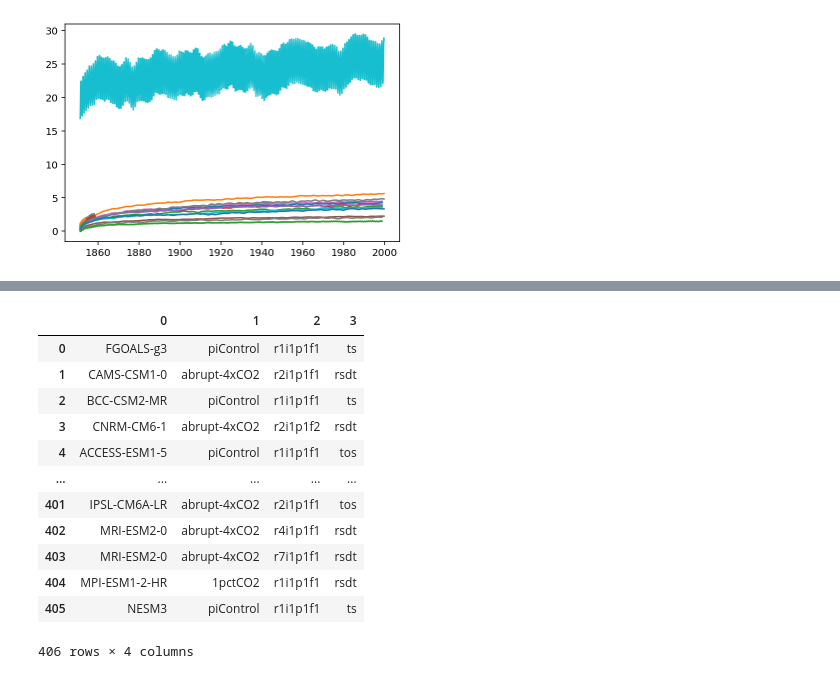
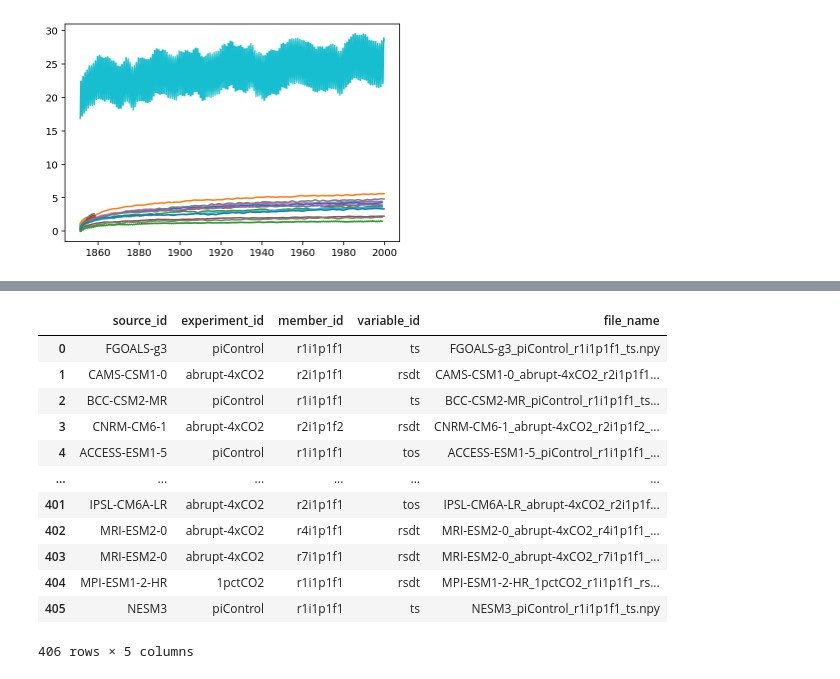
Before and after one commit to galenphall/pangeo_tests, a Jupyter notebook: analysis.ipynb, the cells around one changed output, grey strips where cells are left out. Drawn from its saved outputs; the diff is of its cells as text; code cells hidden in the pictures.

```diff
--- a/analysis.ipynb
+++ b/analysis.ipynb
@@ -60,17 +81,17 @@ def moving_average(x, w):
 # %%
-titles = pd.DataFrame(name.split('_')[0:3] + [name.split('_')[3].replace('.npy','')] for name in os.listdir('data') if name[0] != '.')
-titles
+dfs = pd.DataFrame(name.split('_')[0:3] + [name.split('_')[3].replace('.npy','')] + [name] for name in os.listdir('data') if name[0] != '.')
+dfs = dfs.rename(columns={0:'source_id', 1:'experiment_id',2:'member_id',3:'variable_id',4:'file_name'})
 # %% [output]
-|  | 0 | 1 | 2 | 3 |
-| 0 | FGOALS-g3 | piControl | r1i1p1f1 | ts |
-| 1 | CAMS-CSM1-0 | abrupt-4xCO2 | r2i1p1f1 | rsdt |
-| 2 | BCC-CSM2-MR | piControl | r1i1p1f1 | ts |
-| 3 | CNRM-CM6-1 | abrupt-4xCO2 | r2i1p1f2 | rsdt |
-| 4 | ACCESS-ESM1-5 | piControl | r1i1p1f1 | tos |
-| ... | ... | ... | ... | ... |
-| 401 | IPSL-CM6A-LR | abrupt-4xCO2 | r2i1p1f1 | tos |
-| 402 | MRI-ESM2-0 | abrupt-4xCO2 | r4i1p1f1 | rsdt |
-| 403 | MRI-ESM2-0 | abrupt-4xCO2 | r7i1p1f1 | rsdt |
-| 404 | MPI-ESM1-2-HR | 1pctCO2 | r1i1p1f1 | rsdt |
-| 405 | NESM3 | piControl | r1i1p1f1 | ts |
+|  | source_id | experiment_id | member_id | variable_id | file_name |
+| 0 | FGOALS-g3 | piControl | r1i1p1f1 | ts | FGOALS-g3_piControl_r1i1p1f1_ts.npy |
+| 1 | CAMS-CSM1-0 | abrupt-4xCO2 | r2i1p1f1 | rsdt | CAMS-CSM1-0_abrupt-4xCO2_r2i1p1f1... |
+| 2 | BCC-CSM2-MR | piControl | r1i1p1f1 | ts | BCC-CSM2-MR_piControl_r1i1p1f1_ts... |
+| 3 | CNRM-CM6-1 | abrupt-4xCO2 | r2i1p1f2 | rsdt | CNRM-CM6-1_abrupt-4xCO2_r2i1p1f2_... |
+| 4 | ACCESS-ESM1-5 | piControl | r1i1p1f1 | tos | ACCESS-ESM1-5_piControl_r1i1p1f1_... |
+| ... | ... | ... | ... | ... | ... |
+| 401 | IPSL-CM6A-LR | abrupt-4xCO2 | r2i1p1f1 | tos | IPSL-CM6A-LR_abrupt-4xCO2_r2i1p1f... |
+| 402 | MRI-ESM2-0 | abrupt-4xCO2 | r4i1p1f1 | rsdt | MRI-ESM2-0_abrupt-4xCO2_r4i1p1f1_... |
+| 403 | MRI-ESM2-0 | abrupt-4xCO2 | r7i1p1f1 | rsdt | MRI-ESM2-0_abrupt-4xCO2_r7i1p1f1_... |
+| 404 | MPI-ESM1-2-HR | 1pctCO2 | r1i1p1f1 | rsdt | MPI-ESM1-2-HR_1pctCO2_r1i1p1f1_rs... |
+| 405 | NESM3 | piControl | r1i1p1f1 | ts | NESM3_piControl_r1i1p1f1_ts.npy |
-406 rows × 4 columns
+406 rows × 5 columns
```
Also changed, not shown: parts of 8 cells of this notebook, 2 other files.
